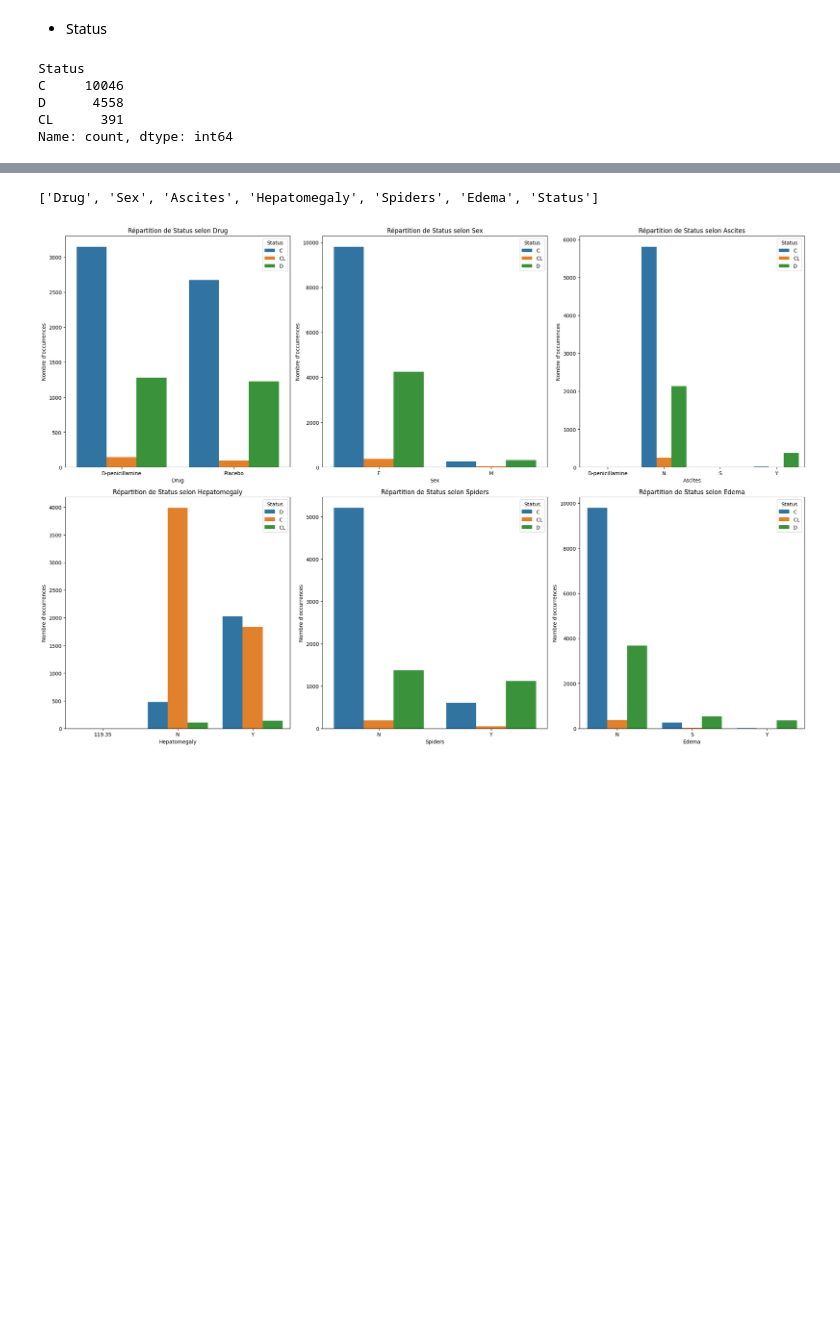
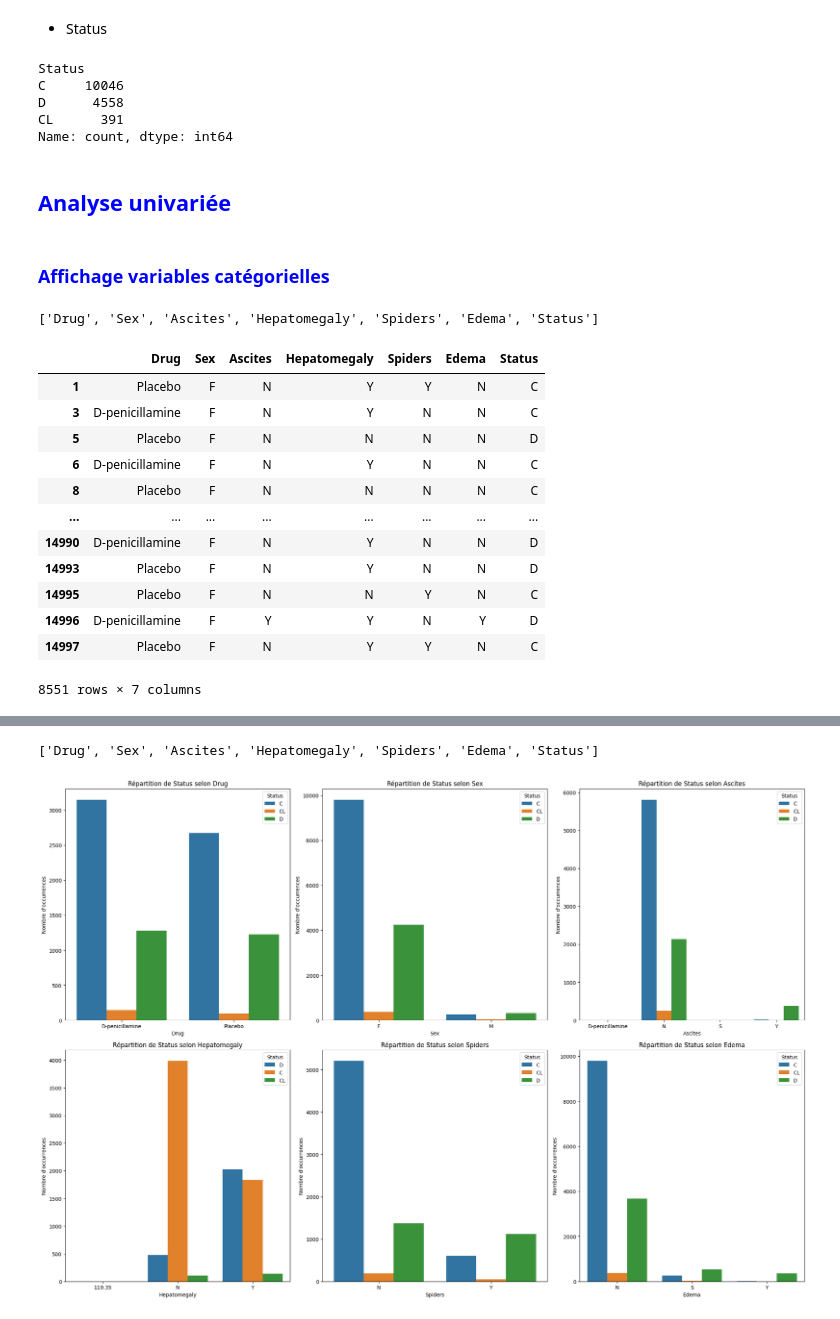
Before and after one commit to melaniedaddio/projet, a Jupyter notebook: projet.ipynb, the cells around one changed output, grey strips where cells are left out. Drawn from its saved outputs; the diff is of its cells as text; code cells hidden in the pictures; blank space fills up the shorter version.

```diff
--- a/projet.ipynb
+++ b/projet.ipynb
@@ -417,3 +417,7 @@ C     10046
 D      4558
 CL      391
 Name: count, dtype: int64
+# %% [markdown]
+## <span style="color:blue">Analyse univariée</span>
+# %% [markdown]
+### <span style="color:blue">Affichage variables catégorielles</span>
@@ -419,0 +426,24 @@ Name: count, dtype: int64
+# %%
+var_categorielles = list(train_df.select_dtypes(include="object").columns)
+# var_categorielles_1 = var_categorielles[:-1]
+var_categorielles
+# %% [output]
+['Drug', 'Sex', 'Ascites', 'Hepatomegaly', 'Spiders', 'Edema', 'Status']
+# %%
+train_df_cat = train_df[var_categorielles].dropna()
+# %%
+train_df_cat
+# %% [output]
+|  | Drug | Sex | Ascites | Hepatomegaly | Spiders | Edema | Status |
+| 1 | Placebo | F | N | Y | Y | N | C |
+| 3 | D-penicillamine | F | N | Y | N | N | C |
+| 5 | Placebo | F | N | N | N | N | D |
+| 6 | D-penicillamine | F | N | Y | N | N | C |
+| 8 | Placebo | F | N | N | N | N | C |
+| ... | ... | ... | ... | ... | ... | ... | ... |
+| 14990 | D-penicillamine | F | N | Y | N | N | D |
+| 14993 | Placebo | F | N | Y | N | N | D |
+| 14995 | Placebo | F | N | N | Y | N | C |
+| 14996 | D-penicillamine | F | Y | Y | N | Y | D |
+| 14997 | Placebo | F | N | Y | Y | N | C |
+8551 rows × 7 columns
```
Also changed, not shown: parts of 16 cells of this notebook.
